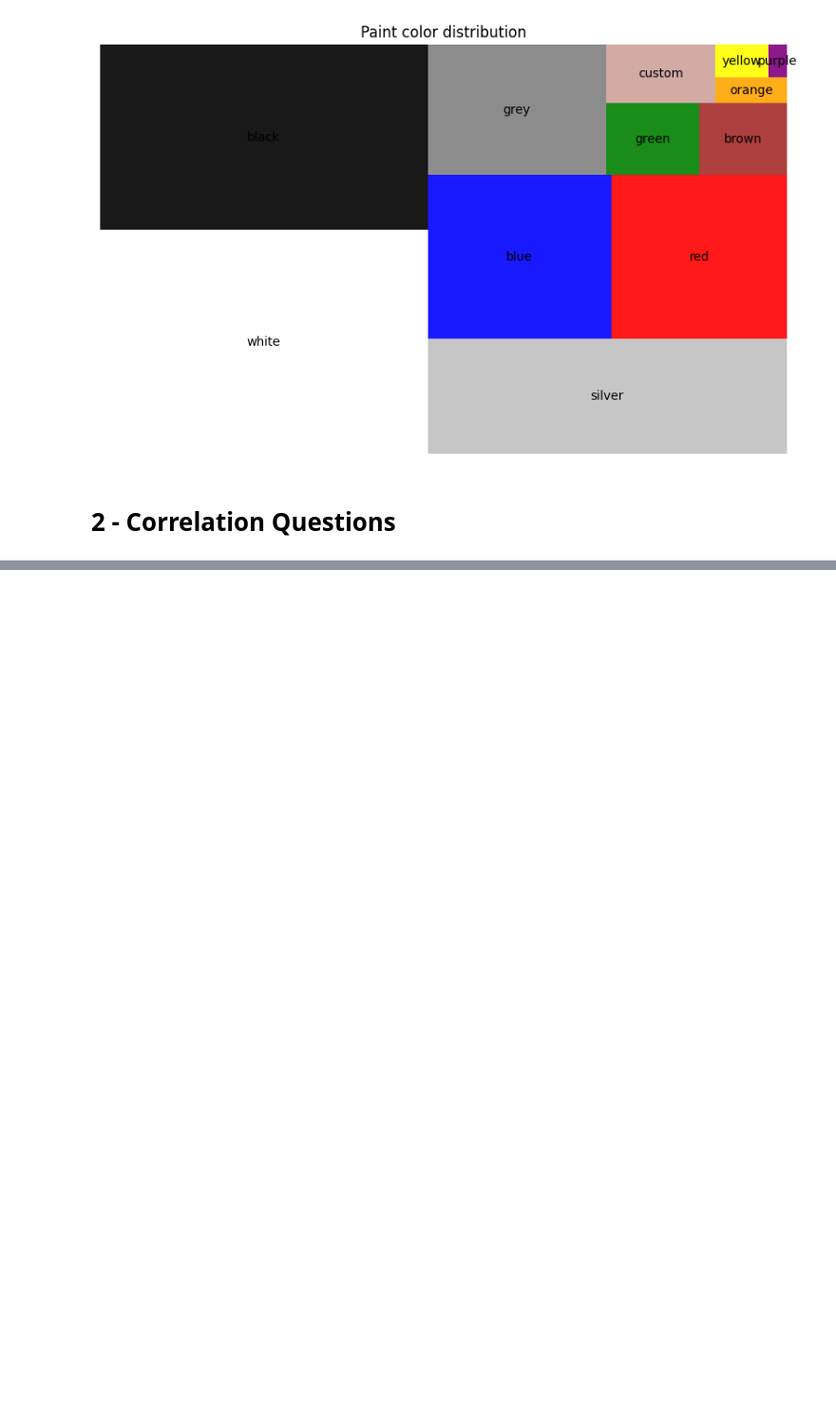
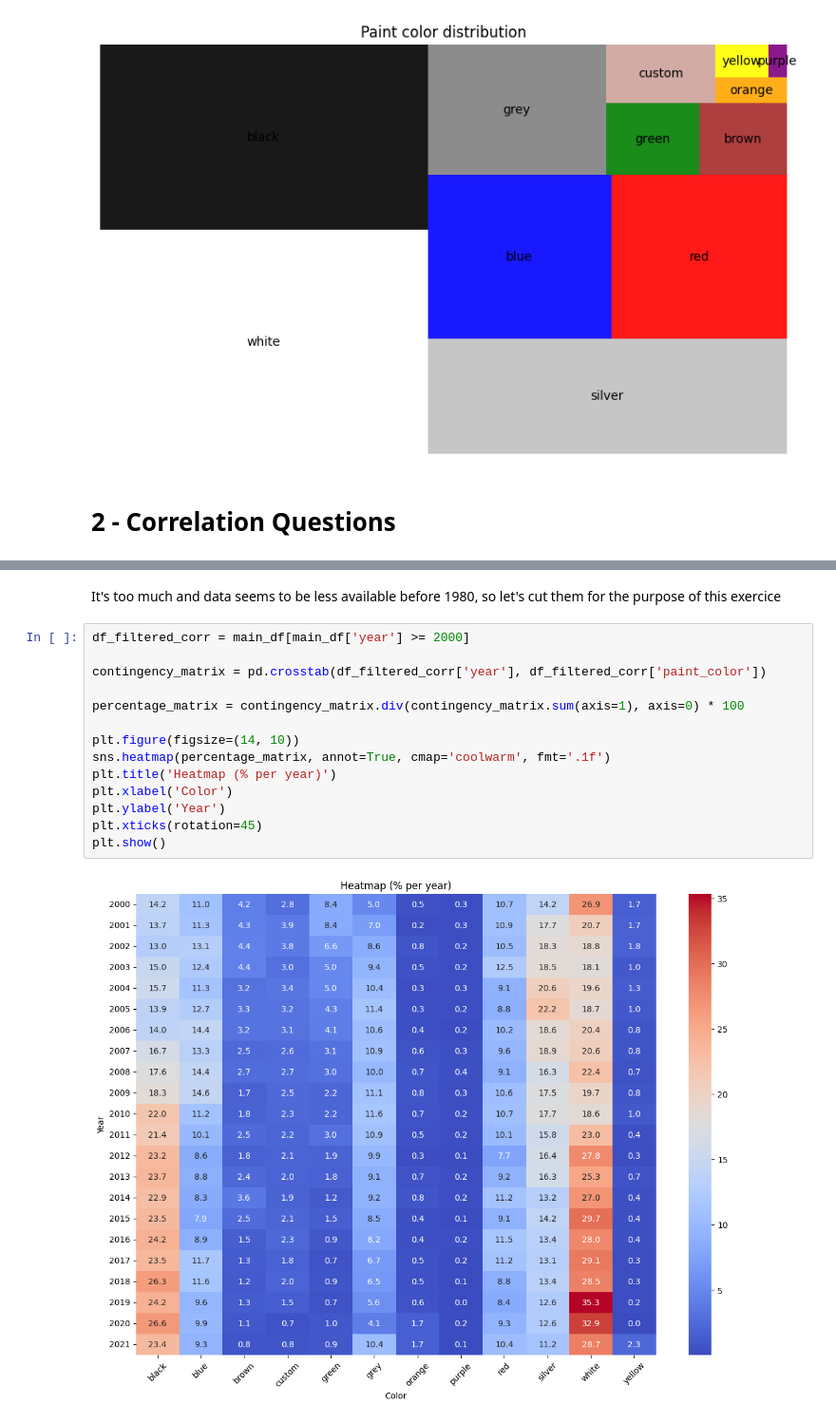
Before and after one commit to MokipoCode/AutoNLP, a Jupyter notebook: notebooks/data_visu.ipynb, the cells around one changed output, grey strips where cells are left out. Shown at 95% size. Drawn from its saved outputs; the diff is of its cells as text; blank space fills up the shorter version.

```diff
--- a/notebooks/data_visu.ipynb
+++ b/notebooks/data_visu.ipynb
@@ -326,0 +352,18 @@ plt.show()
+# %% [markdown]
+It's too much and data seems to be less available before 1980, so let's cut them for the purpose of this exercice
+# %%
+df_filtered_corr = main_df[main_df['year'] >= 2000]
+
+contingency_matrix = pd.crosstab(df_filtered_corr['year'], df_filtered_corr['paint_color'])
+
+percentage_matrix = contingency_matrix.div(contingency_matrix.sum(axis=1), axis=0) * 100
+
+plt.figure(figsize=(14, 10))
+sns.heatmap(percentage_matrix, annot=True, cmap='coolwarm', fmt='.1f')
+plt.title('Heatmap (% per year)')
+plt.xlabel('Color')
+plt.ylabel('Year')
+plt.xticks(rotation=45)
+plt.show()
+# %% [output]
+[figure, added]
```
Also changed, not shown: parts of 33 cells of this notebook, 3 other files.
